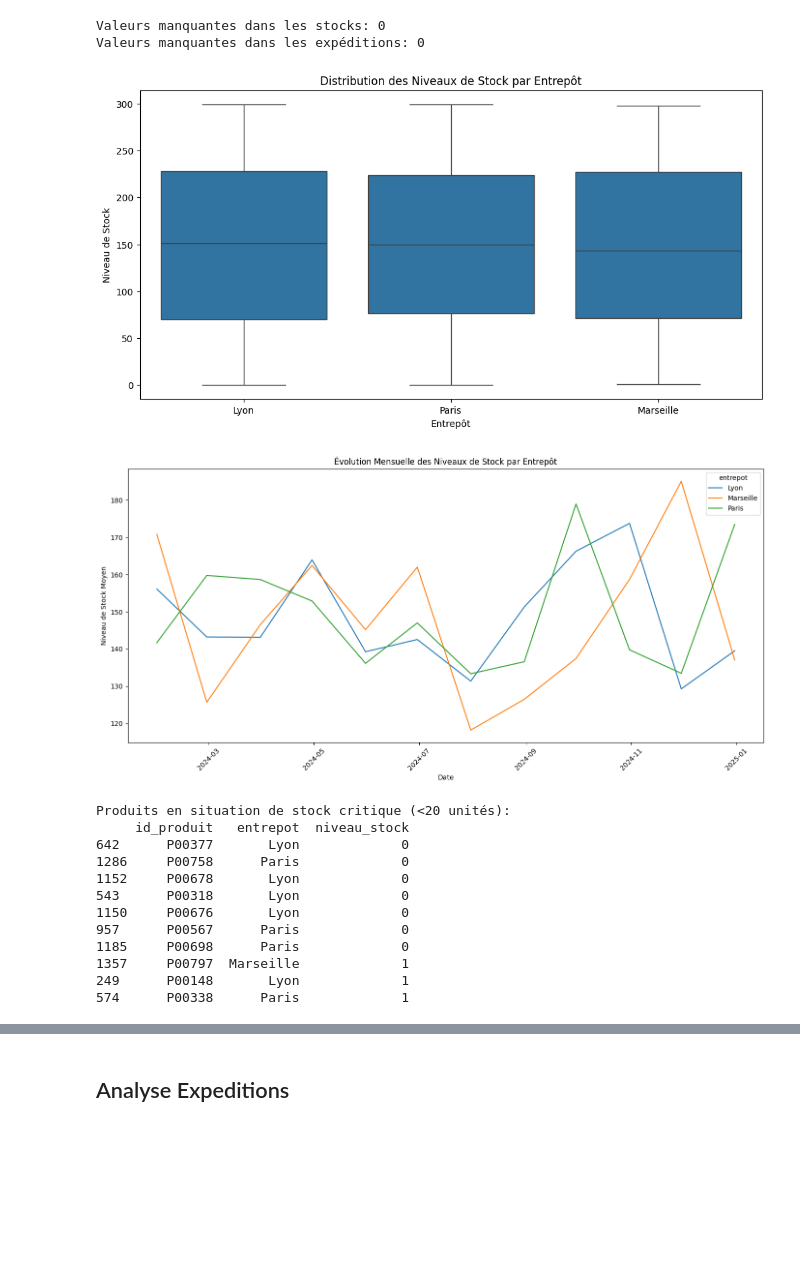
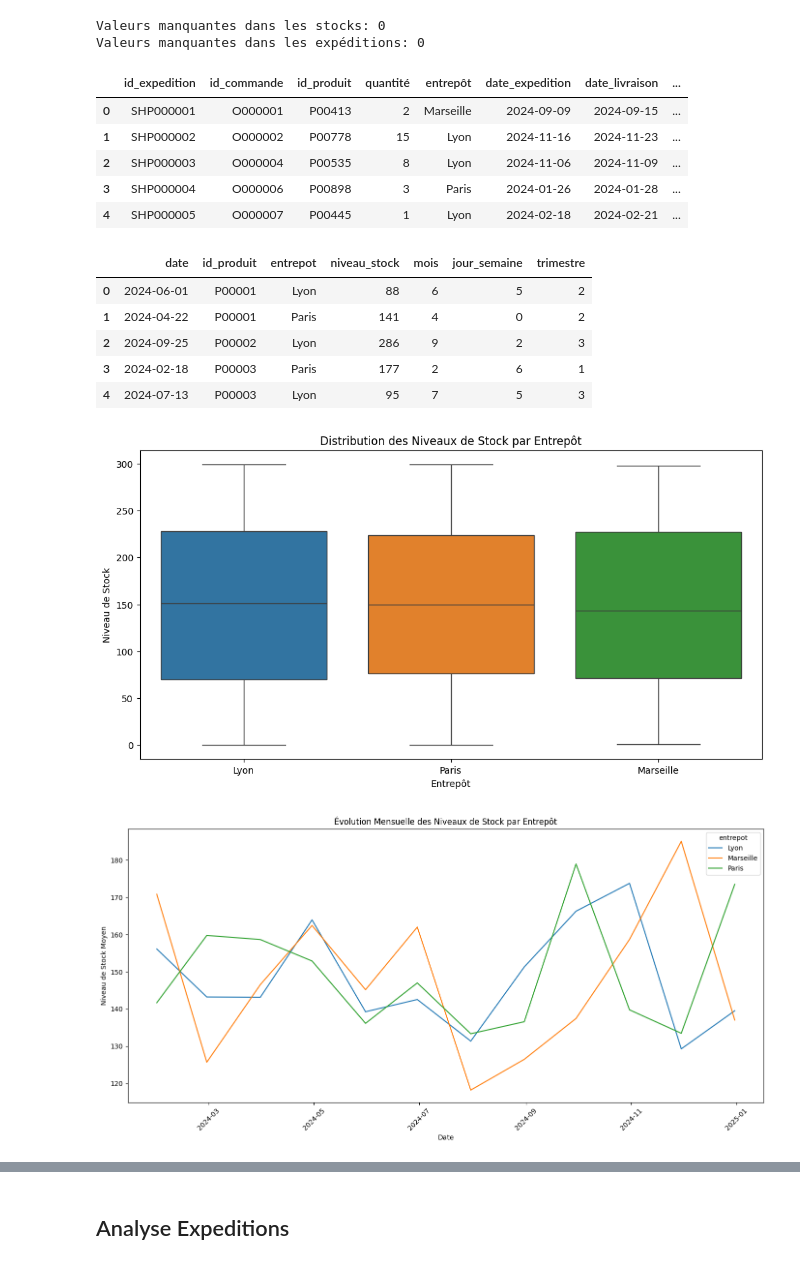
Before and after one commit to Fanaingamampiandra/Projet_Supply_chain, a Jupyter notebook: code/analyse_expeditions.ipynb, the cells around one changed output, grey strips where cells are left out. Saved outputs shown, nothing was run; the diff lists cells and outputs as text; code cells hidden in the pictures; blank space fills up the shorter version.

```diff
--- a/code/analyse_expeditions.ipynb
+++ b/code/analyse_expeditions.ipynb
@@ -146,44 +146,45 @@ expeditions_df['cout_par_unite'] = expeditions_df['coût_transport'] / expeditio
 # %% [output]
 Valeurs manquantes dans les stocks: 0
 Valeurs manquantes dans les expéditions: 0
+# %%
+expeditions_df.head()
+# %% [output]
+|  | id_expedition | id_commande | id_produit | quantité | entrepôt | date_expedition | date_livraison | ... |
+| 0 | SHP000001 | O000001 | P00413 | 2 | Marseille | 2024-09-09 | 2024-09-15 | ... |
+| 1 | SHP000002 | O000002 | P00778 | 15 | Lyon | 2024-11-16 | 2024-11-23 | ... |
+| 2 | SHP000003 | O000004 | P00535 | 8 | Lyon | 2024-11-06 | 2024-11-09 | ... |
+| 3 | SHP000004 | O000006 | P00898 | 3 | Paris | 2024-01-26 | 2024-01-28 | ... |
+| 4 | SHP000005 | O000007 | P00445 | 1 | Lyon | 2024-02-18 | 2024-02-21 | ... |
+# %%
+stocks_df.head()
+# %% [output]
+|  | date | id_produit | entrepot | niveau_stock | mois | jour_semaine | trimestre |
+| 0 | 2024-06-01 | P00001 | Lyon | 88 | 6 | 5 | 2 |
+| 1 | 2024-04-22 | P00001 | Paris | 141 | 4 | 0 | 2 |
+| 2 | 2024-09-25 | P00002 | Lyon | 286 | 9 | 2 | 3 |
+| 3 | 2024-02-18 | P00003 | Paris | 177 | 2 | 6 | 1 |
+| 4 | 2024-07-13 | P00003 | Lyon | 95 | 7 | 5 | 3 |
 # %%
 # Analyse des niveaux de stock par entrepôt
 plt.figure(figsize=(12, 6))
-sns.boxplot(x='entrepot', y='niveau_stock', data=stocks_df)
+sns.boxplot(x='entrepot', y='niveau_stock', hue='entrepot',data=stocks_df)
 plt.title('Distribution des Niveaux de Stock par Entrepôt')
 plt.xlabel('Entrepôt')
 plt.ylabel('Niveau de Stock')
 plt.show()
-
-# Évolution des niveaux de stock moyens au fil du temps
-stock_mensuel = stocks_df.groupby(['entrepot', pd.Grouper(key='date', freq='M')])['niveau_stock'].mean().reset_index()
-plt.figure(figsize=(14, 7))
-sns.lineplot(x='date', y='niveau_stock', hue='entrepot', data=stock_mensuel)
-plt.title('Évolution Mensuelle des Niveaux de Stock par Entrepôt')
-plt.xlabel('Date')
-plt.ylabel('Niveau de Stock Moyen')
-plt.xticks(rotation=45)
-plt.tight_layout()
-plt.show()
-
-# Identification des produits avec des niveaux de stock critiques
-stock_actuel = stocks_df.sort_values('date').drop_duplicates(subset=['id_produit', 'entrepot'], keep='last')
-stock_critique = stock_actuel[stock_actuel['niveau_stock'] < 20].sort_values('niveau_stock')
-
-print("Produits en situation de stock critique (<20 unités):")
-print(stock_critique[['id_produit', 'entrepot', 'niveau_stock']].head(10))
 # %% [output]
-[figure, old version]
+[figure, new version]
-[figure, removed]
-Produits en situation de stock critique (<20 unités):
-     id_produit   entrepot  niveau_stock
-642      P00377       Lyon             0
-1286     P00758      Paris             0
-1152     P00678       Lyon             0
-543      P00318       Lyon             0
-1150     P00676       Lyon             0
-957      P00567      Paris             0
-1185     P00698      Paris             0
-1357     P00797  Marseille             1
-249      P00148       Lyon             1
-574      P00338      Paris             1
+# %%
+
+# Évolution des niveaux de stock moyens au fil du temps
+stock_mensuel = stocks_df.groupby(['entrepot', pd.Grouper(key='date', freq='M')])['niveau_stock'].mean().reset_index()
+plt.figure(figsize=(14, 7))
+sns.lineplot(x='date', y='niveau_stock', hue='entrepot', data=stock_mensuel)
+plt.title('Évolution Mensuelle des Niveaux de Stock par Entrepôt')
+plt.xlabel('Date')
+plt.ylabel('Niveau de Stock Moyen')
+plt.xticks(rotation=45)
+plt.tight_layout()
+plt.show()
+# %% [output]
+[figure, added]
```
Also changed, not shown: parts of 7 cells of this notebook, 4 other files.
